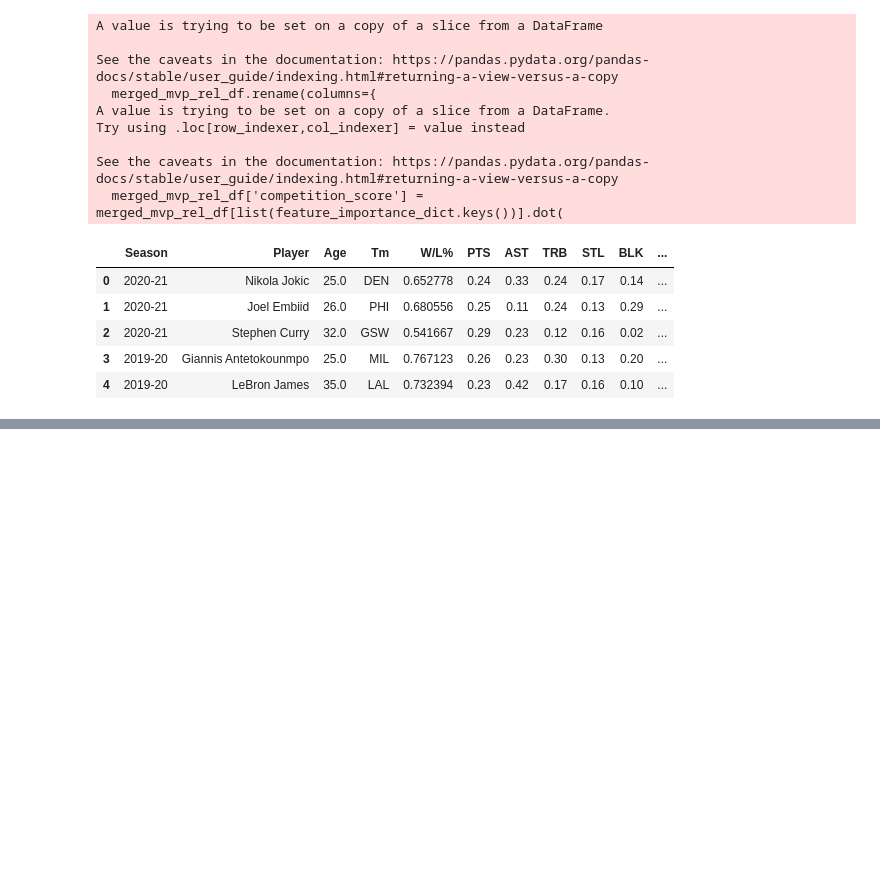
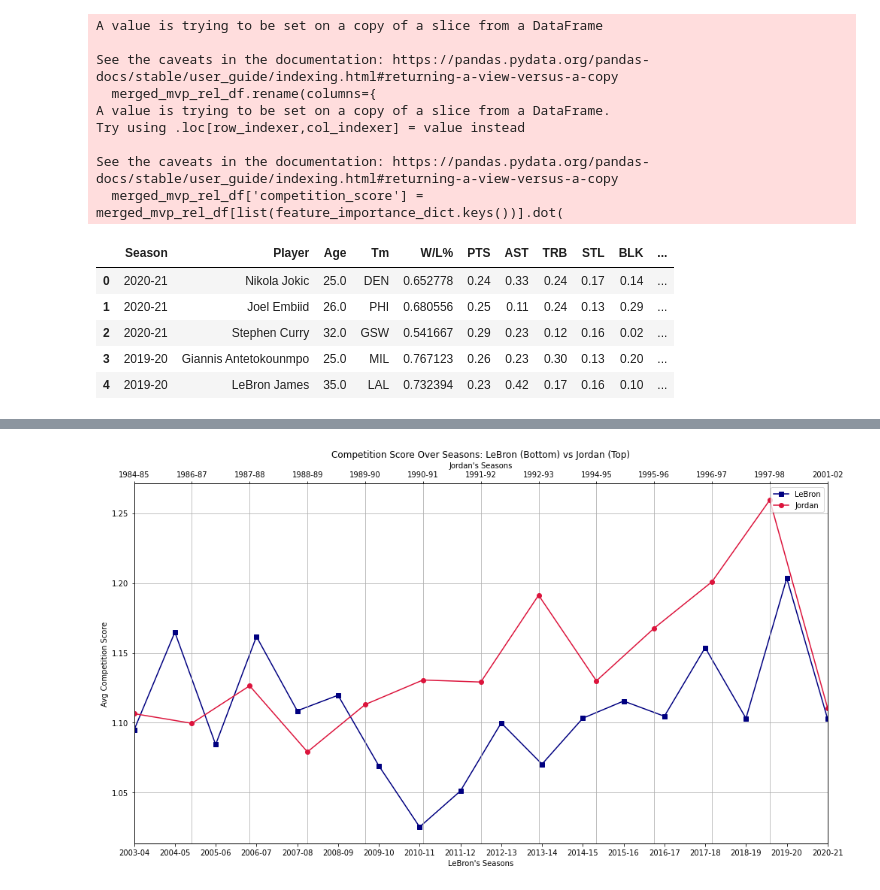
Before and after one commit to gohsoonhao/therealGOAT, a Jupyter notebook: 2c_reg_season_award_competitors.ipynb, the cells around one changed output, grey strips where cells are left out. Drawn from its saved outputs; the diff is of its cells as text; code cells hidden in the pictures; blank space fills up the shorter version.

```diff
--- a/2c_reg_season_award_competitors.ipynb
+++ b/2c_reg_season_award_competitors.ipynb
@@ -296,0 +291,4 @@ above_2002 = mvp_contenders_avg.iloc[split_index + 1:]
+# %%
+# Find out average scoring for each season
+season_avg_comp = merged_mvp_rel_df.groupby('Season')['competition_score'].mean().reset_index(name='avg_competition_score')
+season_avg_comp.head()
@@ -296,0 +302,36 @@ above_2002 = mvp_contenders_avg.iloc[split_index + 1:]
+# %%
+jordan_df = season_avg_comp.iloc[:13]
+lebron_df = season_avg_comp.iloc[13:]
+
+fig, ax1 = plt.subplots(figsize=(14, 8))
+
+# Plot LeBron's data (bottom x-axis)
+ax1.plot(lebron_df['Season'], lebron_df['avg_competition_score'], label='LeBron', marker='s', color='navy')
+ax1.set_xlabel("LeBron's Seasons")
+ax1.set_ylabel('Avg Competition Score')
+ax1.set_xticks(lebron_df['Season'])
+ax1.set_xticklabels(lebron_df['Season'], rotation=0)
+
+# Create a second x-axis (top) for Jordan's seasons
+ax2 = ax1.twiny()
+ax2.plot(jordan_df['Season'], jordan_df['avg_competition_score'], label='Jordan', marker='o', color='crimson')
+ax2.set_xlabel("Jordan's Seasons")
+ax2.set_xticks(jordan_df['Season'])
+ax2.set_xticklabels(jordan_df['Season'], rotation=0)
+
+# Align both x-axes to have same number of points
+ax1.set_xlim(0, len(lebron_df) - 1)
+ax2.set_xlim(0, len(jordan_df) - 1)
+ax1.yaxis.grid(True)
+
+# Add legend manually
+lines = ax1.get_lines() + ax2.get_lines()
+labels = [line.get_label() for line in lines]
+plt.legend(lines, labels, loc='upper right')
+
+plt.title("Competition Score Over Seasons: LeBron (Bottom) vs Jordan (Top)")
+plt.grid(True)
+plt.tight_layout()
+plt.show()
+# %% [output]
+[figure, added]
```
Also changed, not shown: parts of 3 cells of this notebook.
